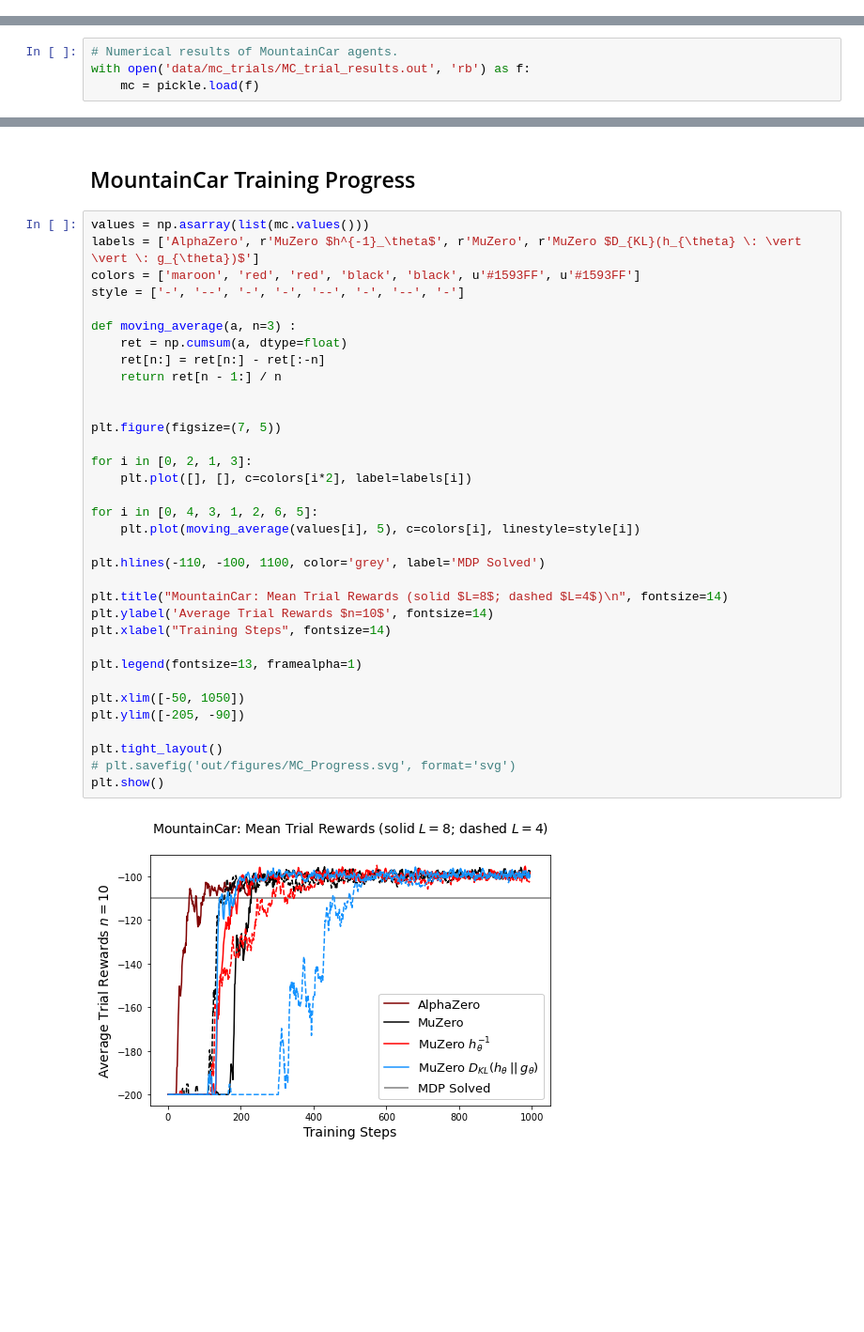
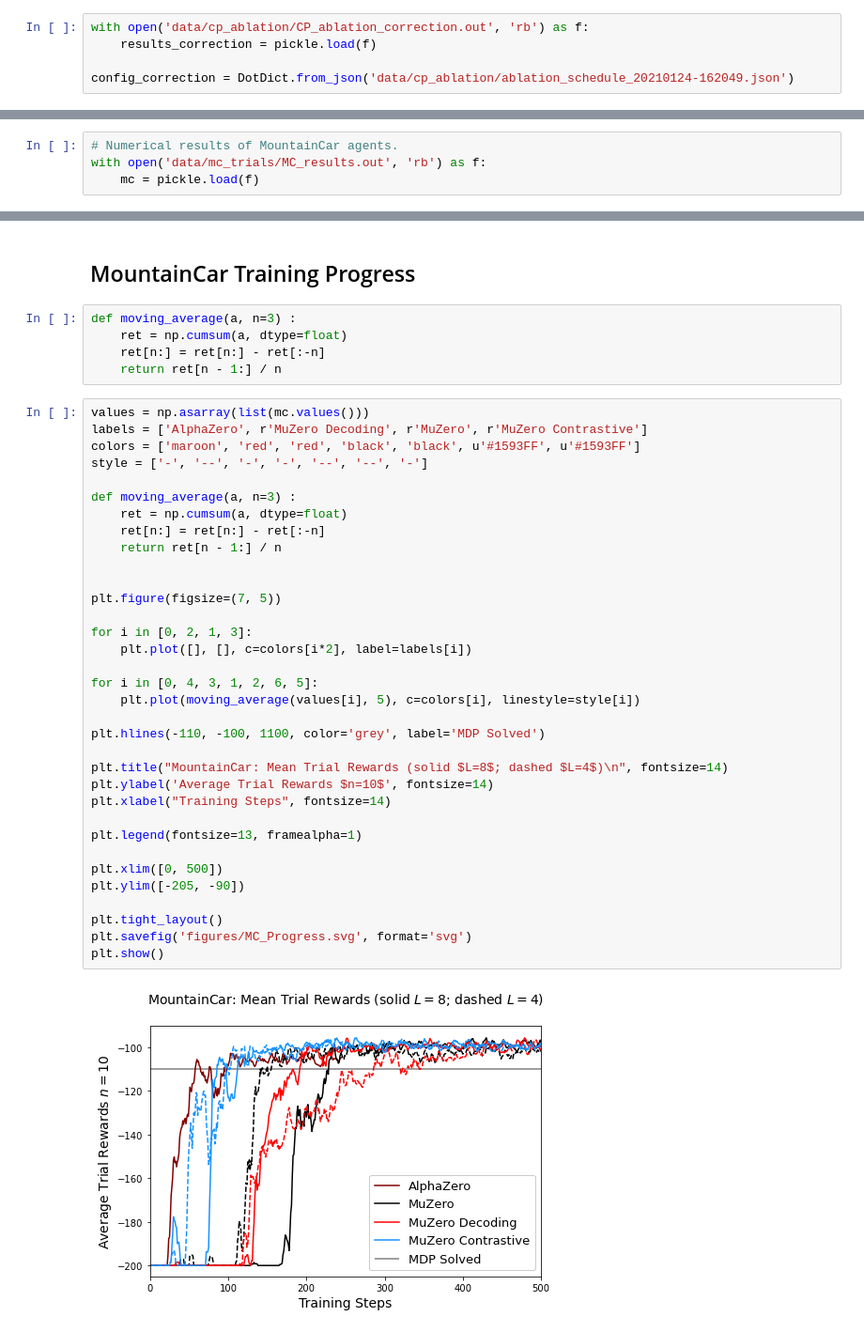
Before and after one commit to kaesve/muzero, a Jupyter notebook: publish/Ablation Analysis.ipynb, the cells around one changed output, grey strips where cells are left out. Shown at 94% size. Saved outputs shown, nothing was run; the diff lists cells and outputs as text; blank space fills up the shorter version.

````diff
--- a/publish/Ablation Analysis.ipynb
+++ b/publish/Ablation Analysis.ipynb
@@ -27,6 +27,11 @@ with open('data/cp_ablation/CP_ablation.out', 'rb') as f:
     results = pickle.load(f)
 
 config = DotDict.from_json('data/cp_ablation/ablation_schedule_20201203-111902.json')
+# %%
+with open('data/cp_ablation/CP_ablation_correction.out', 'rb') as f:
+    results_correction = pickle.load(f)
+
+config_correction = DotDict.from_json('data/cp_ablation/ablation_schedule_20210124-162049.json')
 # %% [markdown]
 The ```normal``` and ```A0``` files differ both from eachother and to the ```results``` file; unfortunately, we parsed each file in an Ad-Hoc manner for convenient I/O and because the code respository underwent refactoring during one of the runs.
 
@@ -45,5 +50,5 @@ with open('data/cp_ablation/A0CP_ablation.out', 'rb') as f:
 The ```mc``` data is again a dictionary, this one has as keys the run-name; which is in this case the original tensorboard eventfile path. The value of each item is the mean trial rewards during training without any repetitions $r=1$.
 # %%
 # Numerical results of MountainCar agents.
-with open('data/mc_trials/MC_trial_results.out', 'rb') as f:
+with open('data/mc_trials/MC_results.out', 'rb') as f:
     mc = pickle.load(f)
@@ -269,39 +453,44 @@ plt.show()
 [figure]
 # %% [markdown]
 ## MountainCar Training Progress
+# %%
+def moving_average(a, n=3) :
+    ret = np.cumsum(a, dtype=float)
+    ret[n:] = ret[n:] - ret[:-n]
+    return ret[n - 1:] / n
 # %%
 values = np.asarray(list(mc.values()))
-labels = ['AlphaZero', r'MuZero $h^{-1}_\theta$', r'MuZero', r'MuZero $D_{KL}(h_{\theta} \: \vert \vert \: g_{\theta})$']
+labels = ['AlphaZero', r'MuZero Decoding', r'MuZero', r'MuZero Contrastive']
 colors = ['maroon', 'red', 'red', 'black', 'black', u'#1593FF', u'#1593FF']
-style = ['-', '--', '-', '-', '--', '-', '--', '-']
+style = ['-', '--', '-', '-', '--', '--', '-']
 
 def moving_average(a, n=3) :
     ret = np.cumsum(a, dtype=float)
     ret[n:] = ret[n:] - ret[:-n]
     return ret[n - 1:] / n
 
 
 plt.figure(figsize=(7, 5))
 
 for i in [0, 2, 1, 3]:
     plt.plot([], [], c=colors[i*2], label=labels[i])
 
 for i in [0, 4, 3, 1, 2, 6, 5]:
     plt.plot(moving_average(values[i], 5), c=colors[i], linestyle=style[i])
 
 plt.hlines(-110, -100, 1100, color='grey', label='MDP Solved')
 
 plt.title("MountainCar: Mean Trial Rewards (solid $L=8$; dashed $L=4$)\n", fontsize=14)
 plt.ylabel('Average Trial Rewards $n=10$', fontsize=14)
 plt.xlabel("Training Steps", fontsize=14)
 
 plt.legend(fontsize=13, framealpha=1)
 
-plt.xlim([-50, 1050])
+plt.xlim([0, 500])
 plt.ylim([-205, -90])
 
 plt.tight_layout()
-# plt.savefig('out/figures/MC_Progress.svg', format='svg')
+plt.savefig('figures/MC_Progress.svg', format='svg')
 plt.show()
 # %% [output]
-[figure, old version]
+[figure, new version]
````
Also changed, not shown: parts of 20 cells of this notebook, 8 other files.
